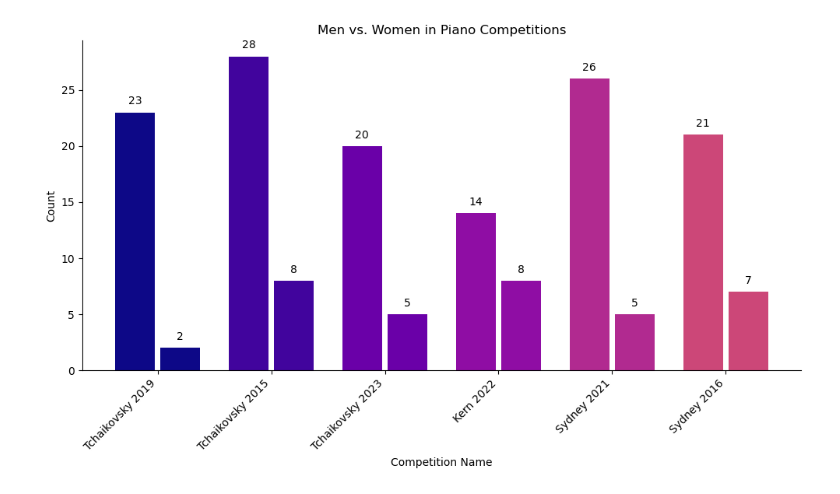
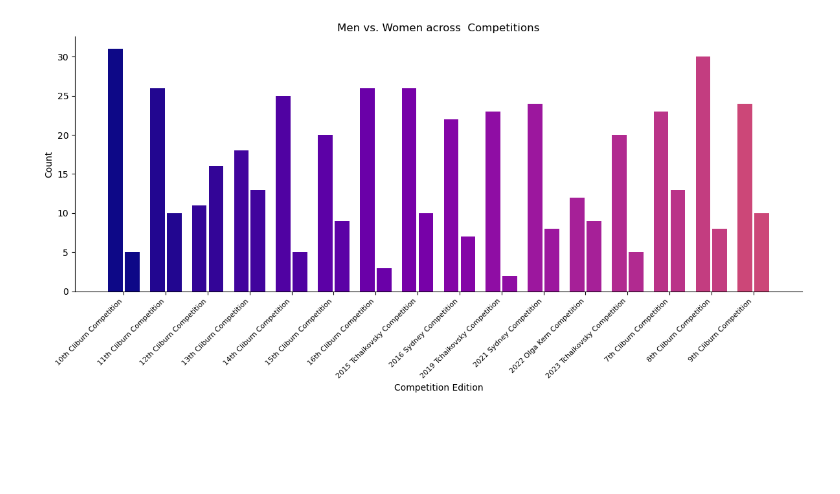
Before and after one commit to mellenss/pianocompetitionpredictions, a Jupyter notebook: graphs/genderbargraph.ipynb, the cells around one changed output. Drawn from its saved outputs; the diff is of its cells as text; code cells hidden in the pictures; blank space fills up the shorter version.

Commit message:
fixed some graphs

```diff
--- a/graphs/genderbargraph.ipynb
+++ b/graphs/genderbargraph.ipynb
@@ -1,43 +1,39 @@
 # %%
+import pandas as pd
 import matplotlib.pyplot as plt
 import numpy as np
-from matplotlib.colors import LinearSegmentedColormap
+from matplotlib.colors import ListedColormap
 
-competitions = ['Tchaikovsky 2019', 'Tchaikovsky 2015', 'Tchaikovsky 2023', 'Kern 2022', 'Sydney 2021', 'Sydney 2016']
-men_counts = [23, 28, 20, 14, 26, 21]
-women_counts = [2, 8, 5, 8, 5, 7]
+df = pd.read_excel("Competition Final List.xlsx", sheet_name="DedupedList")
+grouped = df.groupby(["Edition", "Gender"]).size().unstack(fill_value=0)
+grouped = grouped.sort_index()
+competitions = grouped.index.tolist()
+men_counts = grouped.get("Male", [0]*len(competitions))  # Adjust if your male label is "Male" or "m"
+women_counts = grouped.get("Female", [0]*len(competitions))  # Adjust if your female label is "Female" or "f"
 
 x = np.arange(len(competitions))
-
 width = 0.35
 gap = 0.05
-fig, ax = plt.subplots(figsize=(10, 6))
+fig, ax = plt.subplots(figsize=(12, 6))
 
-cmap = plt.cm.plasma
 cmap_half = plt.cm.plasma(np.linspace(0, 0.5, 256))
-new_cmap = plt.cm.colors.ListedColormap(cmap_half)
+new_cmap = ListedColormap(cmap_half)
 men_colors = new_cmap(np.linspace(0, 1, len(men_counts)))
 women_colors = new_cmap(np.linspace(0, 1, len(women_counts)))
 rects1 = ax.bar(x - width/2 - gap/2, men_counts, width, label='Men', color=men_colors)
 rects2 = ax.bar(x + width/2 + gap/2, women_counts, width, label='Women', color=women_colors)
 
-for rect in rects1:
-    height = rect.get_height()
-    ax.text(rect.get_x() + rect.get_width()/2, height + 0.5, f'{height}', ha='center', va='bottom', fontsize=10)
+#for each rectangle, when you hover over it, the count of that bar is displayed at the top of the bar
 
-for rect in rects2:
-    height = rect.get_height()
-    ax.text(rect.get_x() + rect.get_width()/2, height + 0.5, f'{height}', ha='center', va='bottom', fontsize=10)
 
 ax.spines['top'].set_visible(False)
 ax.spines['right'].set_visible(False)
-ax.set_xlabel('Competition Name')
+ax.set_xlabel('Competition Edition')
 ax.set_ylabel('Count')
-ax.set_title('Men vs. Women in Piano Competitions')
+ax.set_title('Men vs. Women across  Competitions')
 ax.set_xticks(x)
-ax.set_xticklabels(competitions, rotation=45, ha="right")
-
+ax.set_xticklabels(competitions, rotation=45, ha="right", fontsize=8)
 plt.tight_layout()
 plt.show()
 # %% [output]
-[figure, old version]
+[figure, new version]
```
Also changed, not shown: 3 other files.
